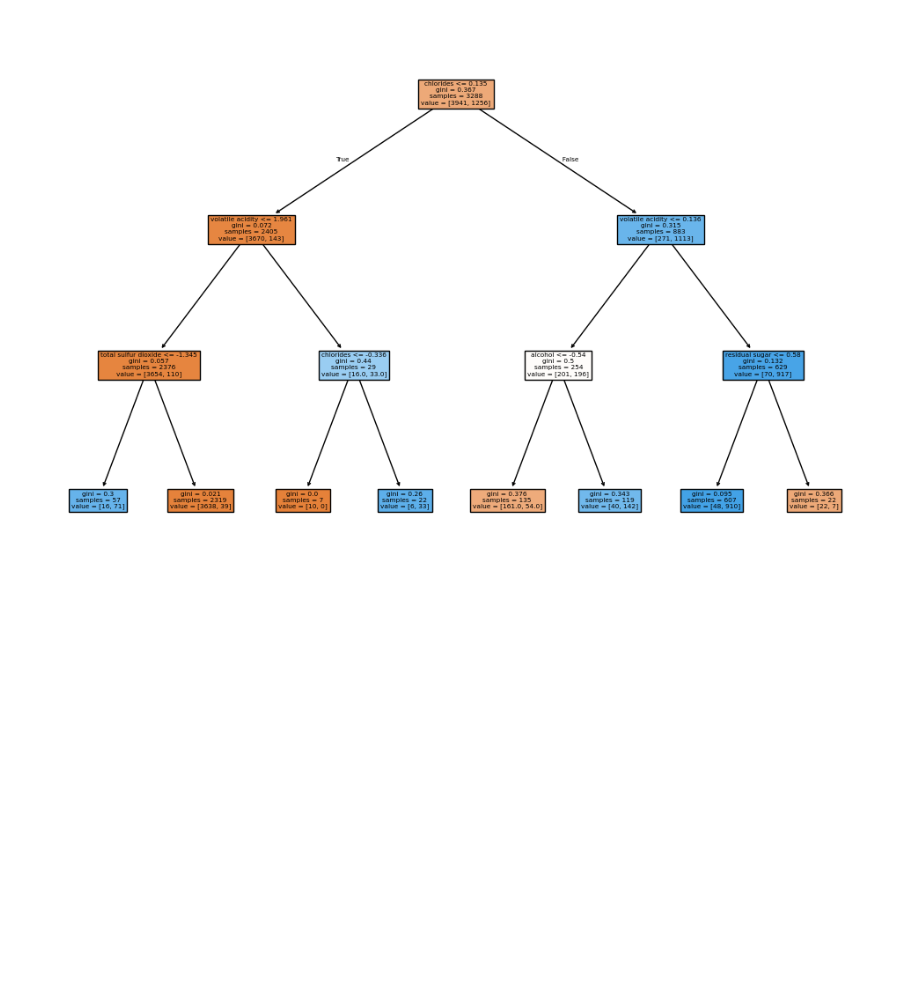
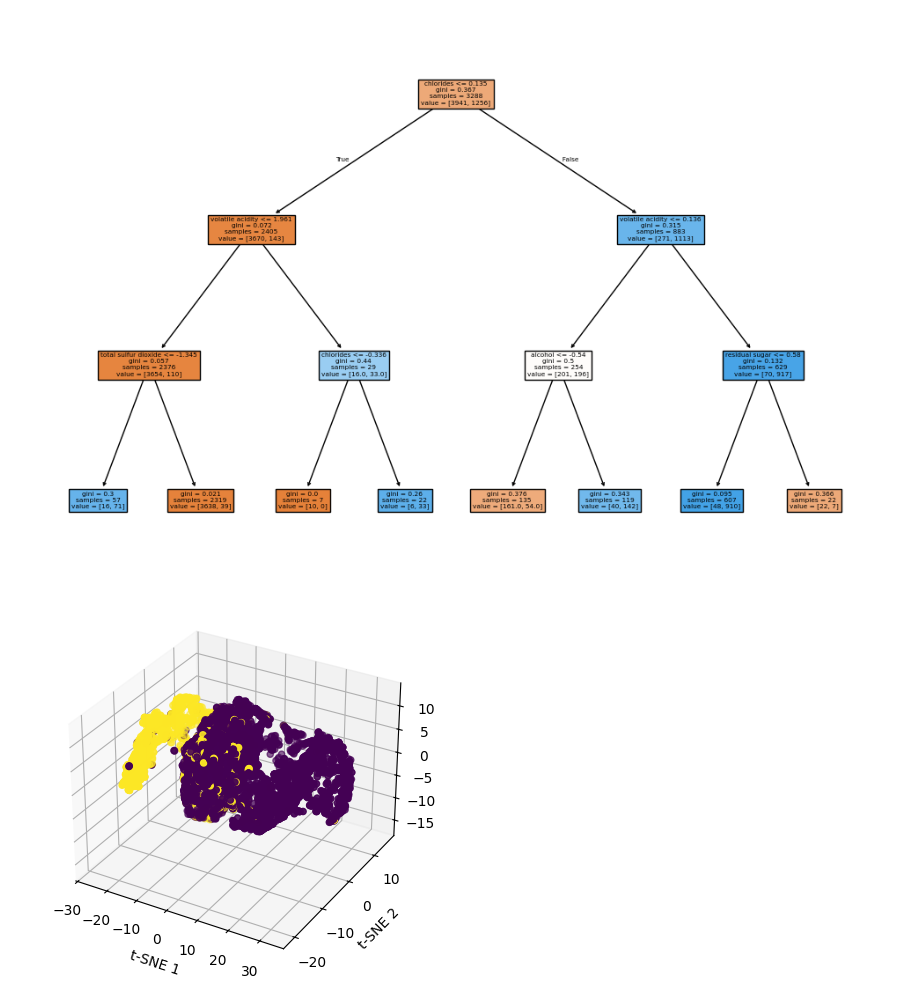
Before and after one commit to connorblake1/CHEM313, a Jupyter notebook: hw1/hw1.ipynb, the cells around one changed output. Cells and saved outputs as stored; diff of their text form; code cells hidden in the pictures; blank space fills up the shorter version.

```diff
--- a/hw1/hw1.ipynb
+++ b/hw1/hw1.ipynb
@@ -634,3 +634,18 @@ dtype: float64
 [figure]
 [figure]
 [figure]
+# %%
+from sklearn.manifold import TSNE
+import matplotlib.pyplot as plt
+from mpl_toolkits.mplot3d import Axes3D
+features = df.columns.drop("wine_type")
+tsne_result = TSNE(n_components=3, random_state=42).fit_transform(df[features])
+fig = plt.figure()
+ax = fig.add_subplot(111, projection="3d")
+ax.scatter(tsne_result[:, 0], tsne_result[:, 1], tsne_result[:, 2], c=df["wine_type"].map({"white": 0, "red": 1}))
+ax.set_xlabel("t-SNE 1")
+ax.set_ylabel("t-SNE 2")
+ax.set_zlabel("t-SNE 3")
+plt.show()
+# %% [output]
+[figure, added]
```
Also changed, not shown: parts of 1 cell of this notebook.
